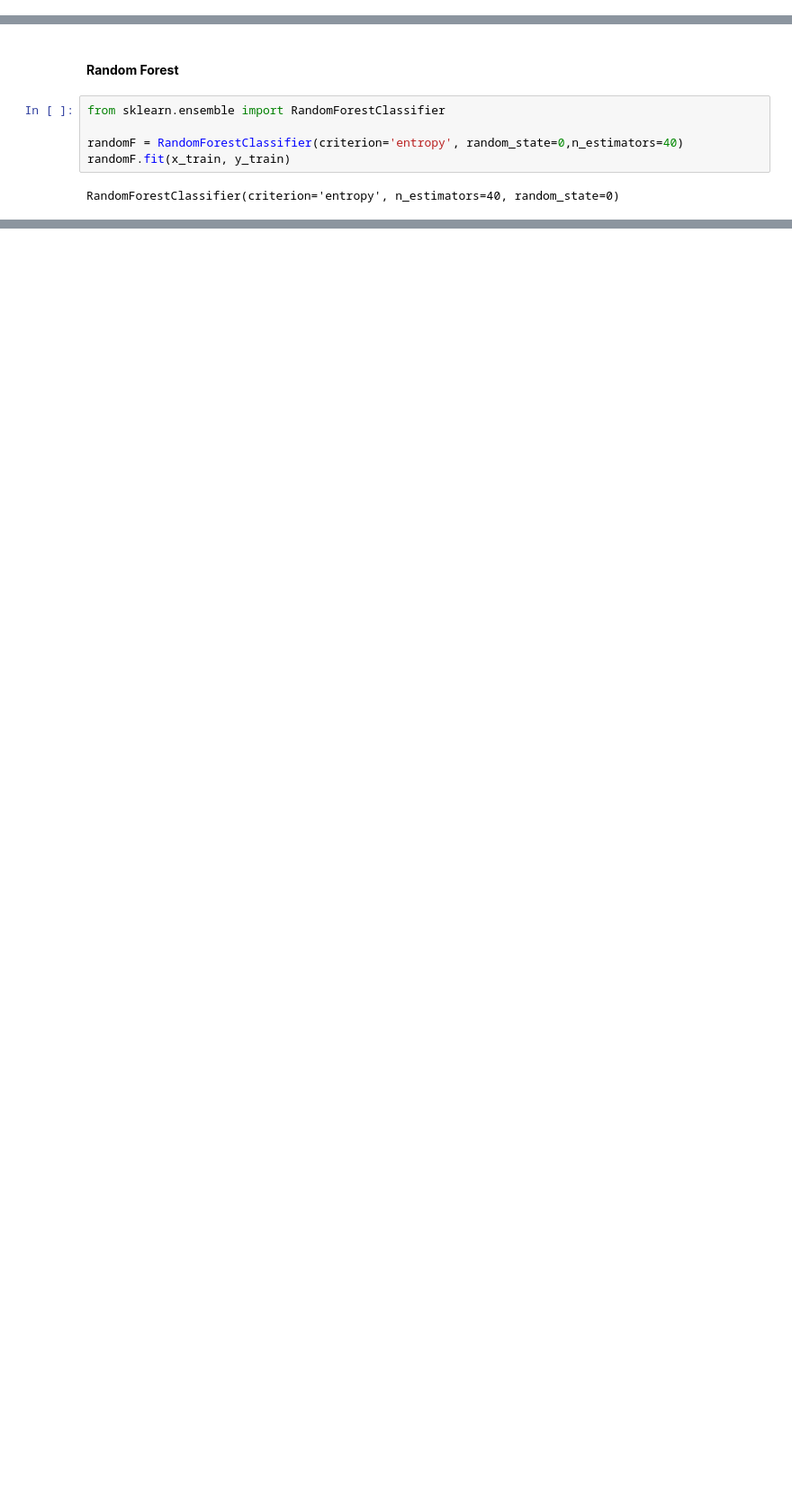
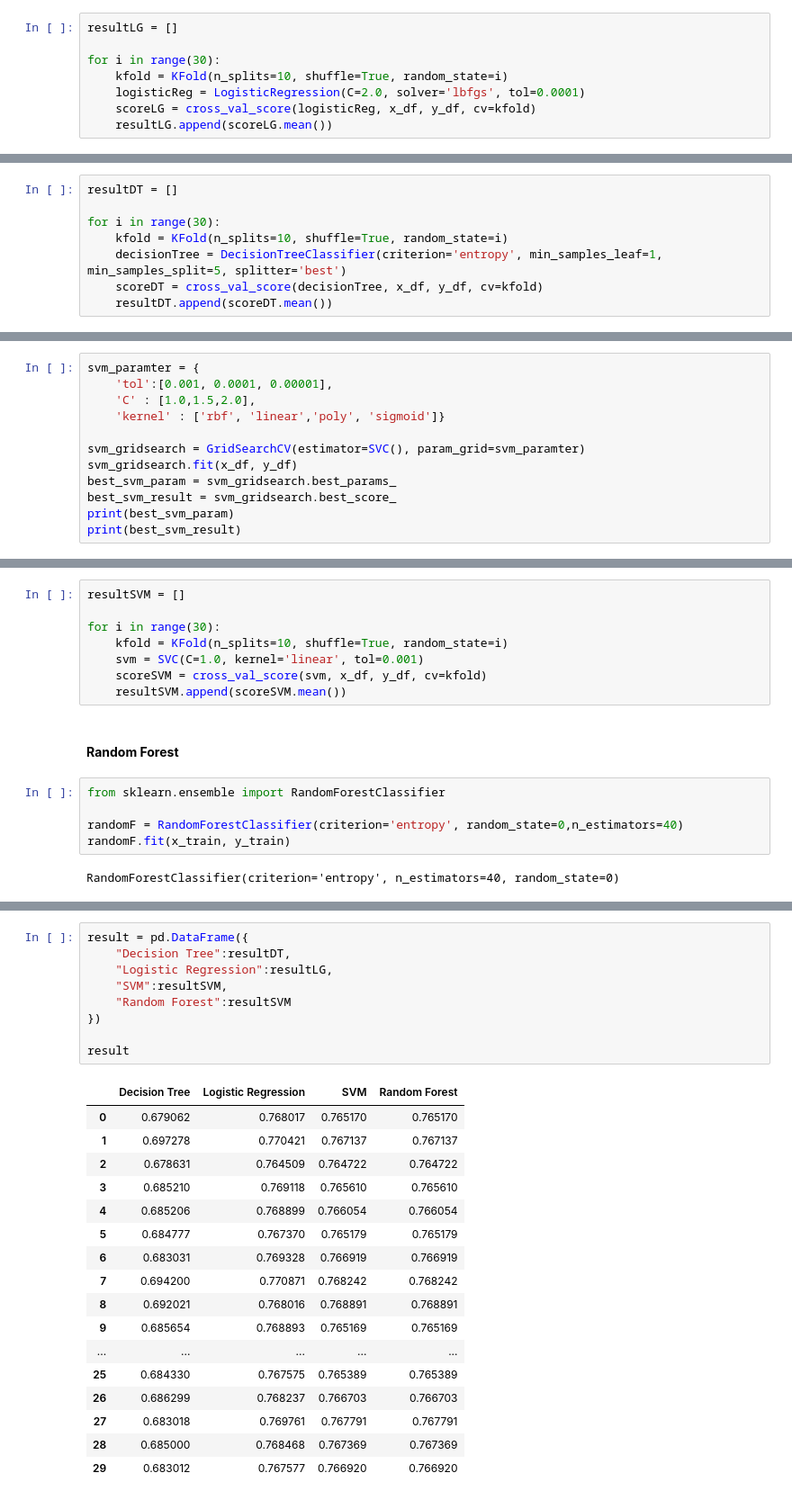
Before and after one commit to gabrielreversi/DS-Projects, a Jupyter notebook: Churn_Prediction.ipynb, the cells around one changed output, grey strips where cells are left out. Shown at 90% size. Saved outputs shown, nothing was run; the diff lists cells and outputs as text; blank space fills up the shorter version.

```diff
--- a/Churn_Prediction.ipynb
+++ b/Churn_Prediction.ipynb
@@ -438,3 +462,11 @@ accuracy_score(y_test, y_lg_pred)
+# %%
+resultLG = []
+
+for i in range(30):
+    kfold = KFold(n_splits=10, shuffle=True, random_state=i)
+    logisticReg = LogisticRegression(C=2.0, solver='lbfgs', tol=0.0001)
+    scoreLG = cross_val_score(logisticReg, x_df, y_df, cv=kfold)
+    resultLG.append(scoreLG.mean())
 # %% [markdown]
 #### **Decision Tree**
 # %%
@@ -452,3 +507,11 @@ accuracy_score(y_test, y_tree_predict)
+# %%
+resultDT = []
+
+for i in range(30):
+    kfold = KFold(n_splits=10, shuffle=True, random_state=i)
+    decisionTree = DecisionTreeClassifier(criterion='entropy', min_samples_leaf=1, min_samples_split=5, splitter='best')
+    scoreDT = cross_val_score(decisionTree, x_df, y_df, cv=kfold)
+    resultDT.append(scoreDT.mean())
 # %% [markdown]
 #### **SVM**
 # %%
@@ -465,0 +531,12 @@ accuracy_score(y_test, svm_predict)
+# %%
+svm_paramter = {
+    'tol':[0.001, 0.0001, 0.00001],
+    'C' : [1.0,1.5,2.0],
+    'kernel' : ['rbf', 'linear','poly', 'sigmoid']}
+
+svm_gridsearch = GridSearchCV(estimator=SVC(), param_grid=svm_paramter)
+svm_gridsearch.fit(x_df, y_df)
+best_svm_param = svm_gridsearch.best_params_
+best_svm_result = svm_gridsearch.best_score_
+print(best_svm_param)
+print(best_svm_result)
@@ -466,3 +548,11 @@ accuracy_score(y_test, svm_predict)
+# %%
+resultSVM = []
+
+for i in range(30):
+    kfold = KFold(n_splits=10, shuffle=True, random_state=i)
+    svm = SVC(C=1.0, kernel='linear', tol=0.001)
+    scoreSVM = cross_val_score(svm, x_df, y_df, cv=kfold)
+    resultSVM.append(scoreSVM.mean())
 # %% [markdown]
 #### **Random Forest**
 # %%
@@ -479,0 +601,27 @@ accuracy_score(y_test, randomF_predict)
+# %%
+result = pd.DataFrame({
+    "Decision Tree":resultDT,
+    "Logistic Regression":resultLG,
+    "SVM":resultSVM,
+    "Random Forest":resultSVM
+})
+
+result
+# %% [output]
+|  | Decision Tree | Logistic Regression | SVM | Random Forest |
+| 0 | 0.679062 | 0.768017 | 0.765170 | 0.765170 |
+| 1 | 0.697278 | 0.770421 | 0.767137 | 0.767137 |
+| 2 | 0.678631 | 0.764509 | 0.764722 | 0.764722 |
+| 3 | 0.685210 | 0.769118 | 0.765610 | 0.765610 |
+| 4 | 0.685206 | 0.768899 | 0.766054 | 0.766054 |
+| 5 | 0.684777 | 0.767370 | 0.765179 | 0.765179 |
+| 6 | 0.683031 | 0.769328 | 0.766919 | 0.766919 |
+| 7 | 0.694200 | 0.770871 | 0.768242 | 0.768242 |
+| 8 | 0.692021 | 0.768016 | 0.768891 | 0.768891 |
+| 9 | 0.685654 | 0.768893 | 0.765169 | 0.765169 |
+| ... | ... | ... | ... | ... |
+| 25 | 0.684330 | 0.767575 | 0.765389 | 0.765389 |
+| 26 | 0.686299 | 0.768237 | 0.766703 | 0.766703 |
+| 27 | 0.683018 | 0.769761 | 0.767791 | 0.767791 |
+| 28 | 0.685000 | 0.768468 | 0.767369 | 0.767369 |
+| 29 | 0.683012 | 0.767577 | 0.766920 | 0.766920 |
```
Also changed, not shown: parts of 30 cells of this notebook.
